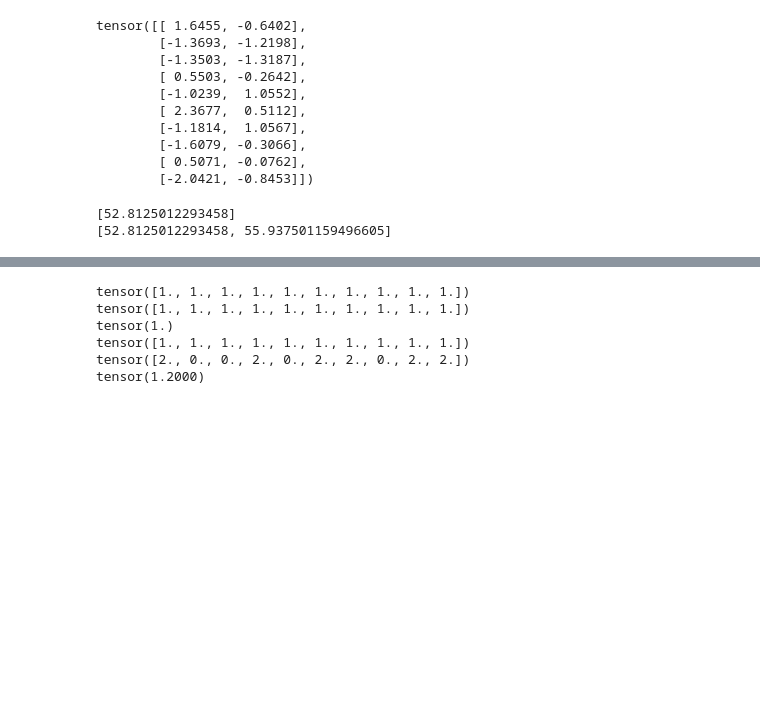
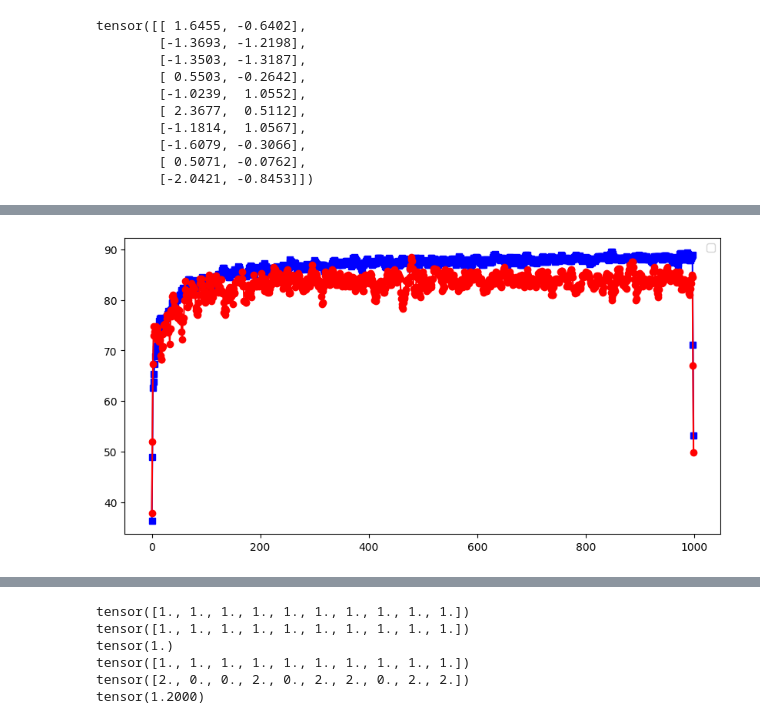
Before and after one commit to stalin99835/DUDL, a Jupyter notebook: reg_unit_Untitled2.ipynb, the cells around one changed output, grey strips where cells are left out. Drawn from its saved outputs; the diff is of its cells as text; code cells hidden in the pictures; blank space fills up the shorter version.

```diff
--- a/reg_unit_Untitled2.ipynb
+++ b/reg_unit_Untitled2.ipynb
@@ -68,9 +68,9 @@ test_data = TensorDataset(test_data,test_labels)
 #print(test_data.tensors[0].shape[0])
 
 
-batch_size = 16
+batch_size = 10
 
-train_loader = DataLoader(train_data,batch_size=5,shuffle=True)
+train_loader = DataLoader(train_data,batch_size,shuffle=True)
 
 test_loader = DataLoader(test_data,batch_size=test_data.tensors[0].shape[0])
 # %%
@@ -115,7 +115,7 @@ def createNewModel(dropout_rate):
 
   return ANNQC, lossfun, optimizer
 # %%
-numepochs = 2
+numepochs = 1000
 
 def trainTheModel(ANNQC,lossfun,optimiser):
   trainAcc = []
@@ -135,22 +135,29 @@ def trainTheModel(ANNQC,lossfun,optimiser):
       loss.backward()
       optimiser.step()
 
-      batchAcc.append(100*torch.mean(((torch.mean(yHat)>0.5)==y).float()).item())
-      #print((100*torch.mean(((torch.mean(yHat)>0.5)==y).float()).item()))
-      #print((torch.mean(((torch.mean(yHat)>0.5)==y).float()).item()))
+      batchAcc.append(100*torch.mean(((yHat>0.5)==y).float()).item())
+
     trainAcc.append(np.mean(batchAcc))
 
-    print(trainAcc)
+    #print(trainAcc)
     #test accuracy
     ANNQC.eval()
     X,y = next(iter(test_loader))
     yHat = ANNQC(X)
-    testAcc.append(100*torch.mean(((torch.mean(yHat)>0.5)==y).float()).item())
+    testAcc.append(100*torch.mean(((yHat>0.5)==y).float()).item())
 
   return(trainAcc,testAcc)
 # %%
-ANNQC,lossfun,optimiser = createNewModel(0.5)
+dropout = 0
+ANNQC,lossfun,optimiser = createNewModel(dropout)
 trainAcc,testAcc = trainTheModel(ANNQC,lossfun,optimiser)
+
+def smooth(x,k=5):
+  return np.convolve(x,np.ones(k)/k,mode='same')
-# %% [output]
-[52.8125012293458]
-[52.8125012293458, 55.937501159496605]
+# %%
+fig = plt.figure(figsize=(10,5))
+plt.plot(smooth(trainAcc),'bs-')
+plt.plot(smooth(testAcc),'ro-')
+plt.legend()
+plt.show()
+# %% [output]
@@ -156,0 +165 @@ trainAcc,testAcc = trainTheModel(ANNQC,lossfun,optimiser)
+[figure, added]
```
Also changed, not shown: parts of 4 cells of this notebook.
